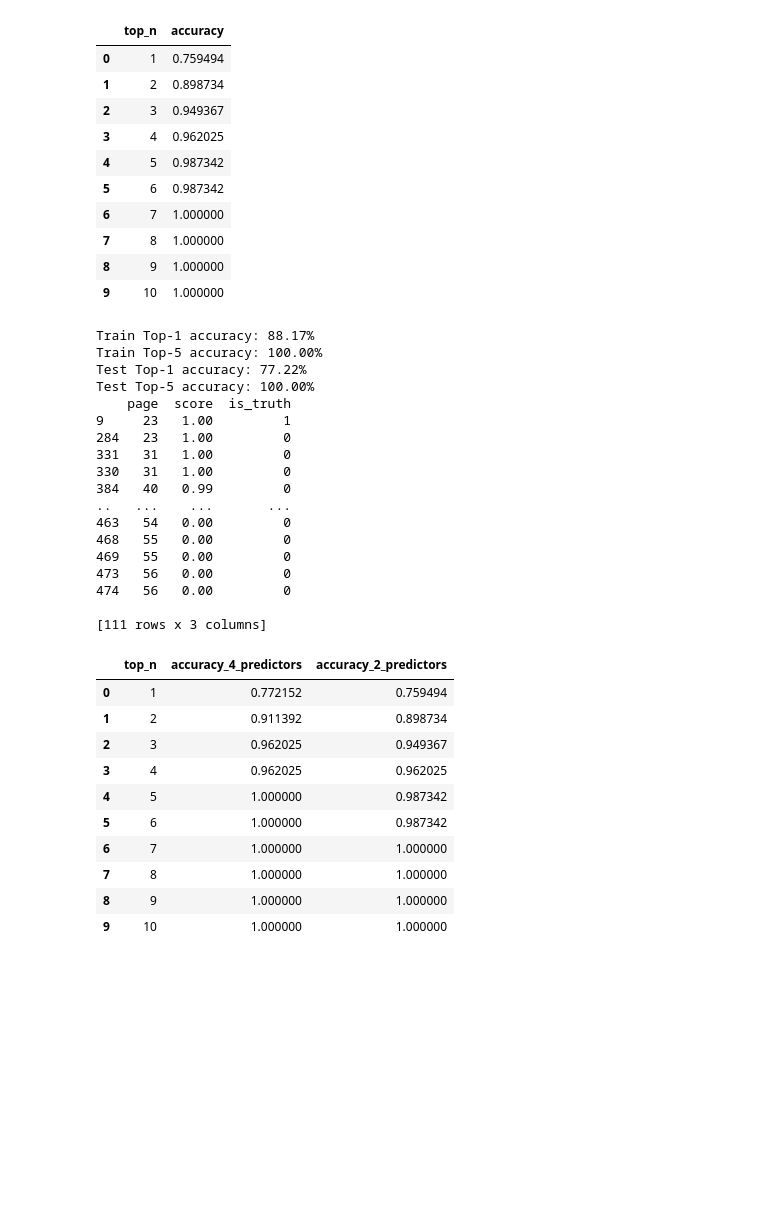
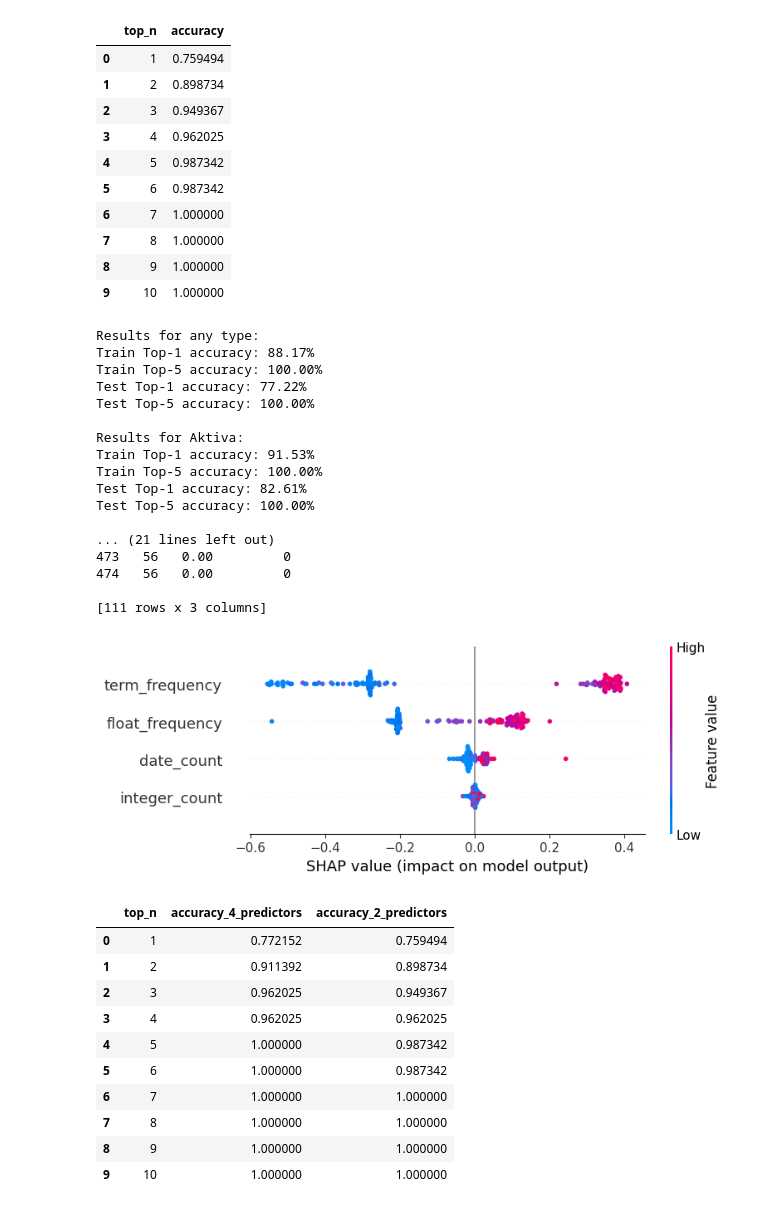
Before and after one commit to Famondir/Thesis, a Jupyter notebook: benchmark_jobs/page_identification/term_frequency.ipynb, the cells around one changed output. Saved outputs shown, nothing was run; the diff lists cells and outputs as text; code cells hidden in the pictures; blank space fills up the shorter version.

```diff
--- a/benchmark_jobs/page_identification/term_frequency.ipynb
+++ b/benchmark_jobs/page_identification/term_frequency.ipynb
@@ -900,33 +937,58 @@ top5_train = df_train_split[df_train_split["is_truth"] == 1]["rank"].le(5).mean(
 top1_test = df_test_split[df_test_split["is_truth"] == 1]["rank"].eq(1).mean()
 top5_test = df_test_split[df_test_split["is_truth"] == 1]["rank"].le(5).mean()
 
+print(f"\nResults for any type:")
 print(f"Train Top-1 accuracy: {top1_train:.2%}")
 print(f"Train Top-5 accuracy: {top5_train:.2%}")
 print(f"Test Top-1 accuracy: {top1_test:.2%}")
 print(f"Test Top-5 accuracy: {top5_test:.2%}")
 
+for target in ['Aktiva', 'Passiva', 'GuV']:
+    # Check accuracy: how often is the correct page ranked among the top k?
+    top1_train = df_train_split[(df_train_split["is_truth"] == 1) & (df_train_split['type'] == target)]["rank"].eq(1).mean()
+    top5_train = df_train_split[(df_train_split["is_truth"] == 1) & (df_train_split['type'] == target)]["rank"].le(5).mean()
+    top1_test = df_test_split[(df_test_split["is_truth"] == 1) & (df_test_split['type'] == target)]["rank"].eq(1).mean()
+    top5_test = df_test_split[(df_test_split["is_truth"] == 1) & (df_test_split['type'] == target)]["rank"].le(5).mean()
+
+    print(f"\nResults for {target}:")
+    print(f"Train Top-1 accuracy: {top1_train:.2%}")
+    print(f"Train Top-5 accuracy: {top5_train:.2%}")
+    print(f"Test Top-1 accuracy: {top1_test:.2%}")
+    print(f"Test Top-5 accuracy: {top5_test:.2%}")
+
 # Show top-ranked pages for a sample file/type in test set
 sample = df_test_split[(df_test_split["filename"] == 'Jahresabschluss-BEN-GmbH-2023.pdf') & (df_test_split["type"] == "GuV")]
 print(sample.sort_values("score", ascending=False)[["page", "score", "is_truth"]])
 # %% [output]
+Results for any type:
 Train Top-1 accuracy: 88.17%
 Train Top-5 accuracy: 100.00%
 Test Top-1 accuracy: 77.22%
 Test Top-5 accuracy: 100.00%
-    page  score  is_truth
-9     23   1.00         1
-284   23   1.00         0
-331   31   1.00         0
-330   31   1.00         0
-384   40   0.99         0
-..   ...    ...       ...
-463   54   0.00         0
-468   55   0.00         0
-469   55   0.00         0
+
+Results for Aktiva:
+Train Top-1 accuracy: 91.53%
+Train Top-5 accuracy: 100.00%
+Test Top-1 accuracy: 82.61%
+Test Top-5 accuracy: 100.00%
+
+... (21 lines left out)
 473   56   0.00         0
 474   56   0.00         0
 
 [111 rows x 3 columns]
+# %%
+# !pip install shap
+import shap
+
+# Use the same predictors and trained RandomForestClassifier (clf) as in cell 20
+explainer = shap.TreeExplainer(clf)
+shap_values = explainer.shap_values(X_test)
+
+# Plot summary for class 1 (is_truth == 1)
+shap.summary_plot(shap_values[:,:,1], X_test, feature_names=predictors)
+# %% [output]
+[figure, added]
 # %%
 topn_accuracies_4_predictors = [
     df_test_split[df_test_split["is_truth"] == 1]["rank"].le(n).mean()
```
Also changed, not shown: parts of 7 cells of this notebook, 13 other files.
